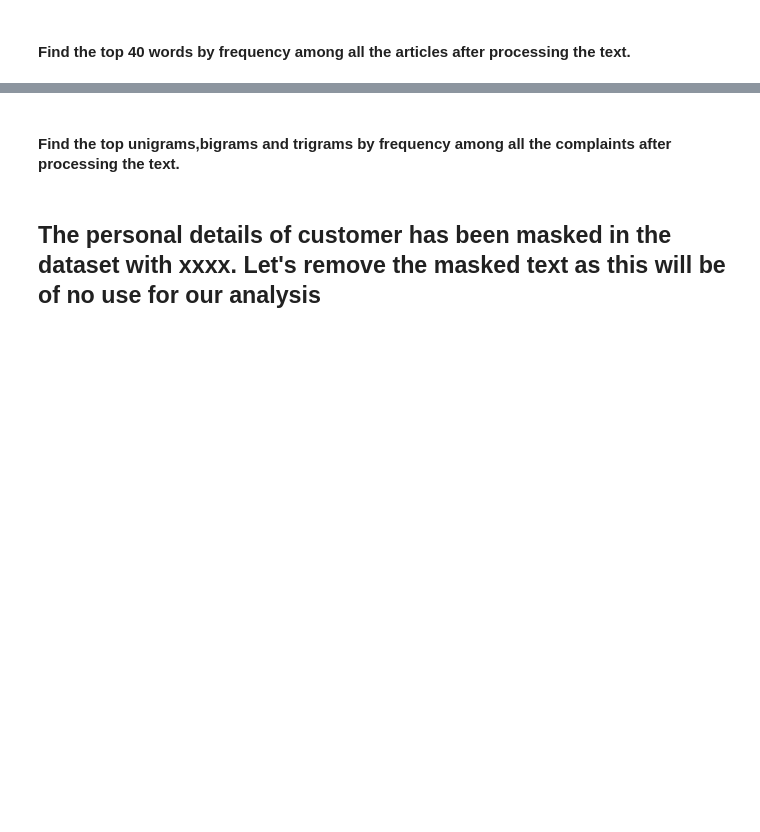
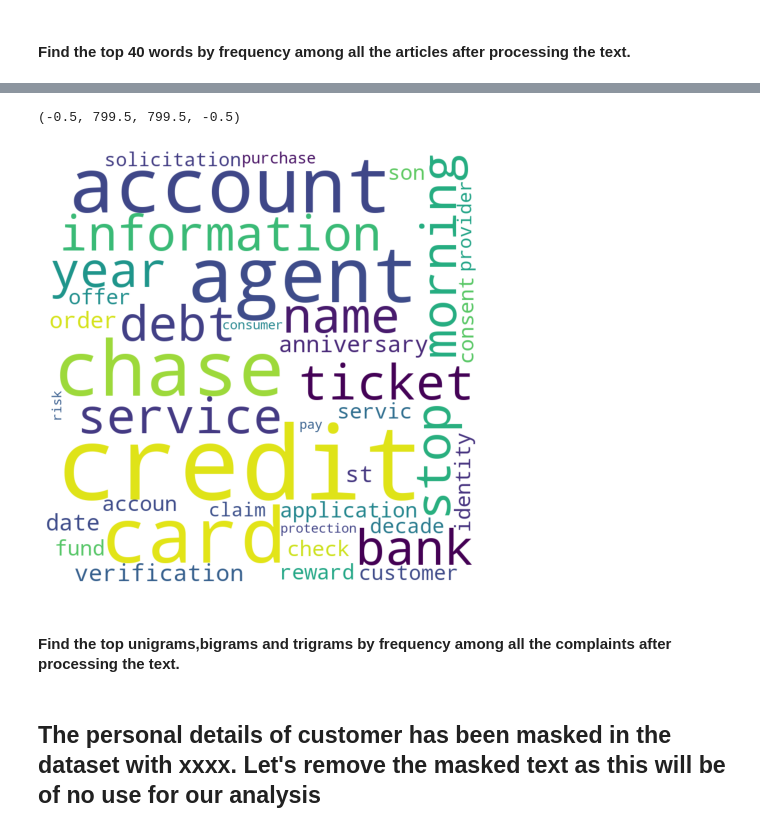
Before and after one commit to JamshedAhsan/Ticket-Classification-using-NLP, a Jupyter notebook: Automatic_Ticket_Classification_Assignment.ipynb, the cells around one changed output, grey strips where cells are left out. Cells and saved outputs as stored; diff of their text form; code cells hidden in the pictures; blank space fills up the shorter version.

```diff
--- a/Automatic_Ticket_Classification_Assignment.ipynb
+++ b/Automatic_Ticket_Classification_Assignment.ipynb
@@ -263,3 +384,32 @@ Write the code in this task to perform the following:
+# %%
+text_articles = ''
+# %%
+for i in range(df_clean.shape[0]):
+    val = str(df_clean['complaint_POS_removed'])
+    tokens = val.split()
+    for i in range (len(tokens)):
+        tokens[i] = tokens[i].lower()
+    text_articles += " ".join(tokens)+" "
+# %%
+#Using a word cloud find the top 40 words by frequency among all the articles after processing the text
+stopwords = set(STOPWORDS)
+word_counter = Counter(text_articles.split())
+most_occur = word_counter.most_common(50)
+top_50_words = ''
+for i in range(len(most_occur)):
+    top_50_words += most_occur[i][0]+' '
+wordcloud = WordCloud(width = 800, height = 800,
+                background_color ='white',
+                stopwords = stopwords,
+                min_font_size = 10).generate(top_50_words)
+
+# plot the WordCloud image
+plt.figure(figsize = (8, 8), facecolor = None)
+plt.imshow(wordcloud)
+plt.axis("off")
+# %% [output]
+(-0.5, 799.5, 799.5, -0.5)
+[figure, added]
 # %%
 #Removing -PRON- from the text corpus
 df_clean['Complaint_clean'] = df_clean['complaint_POS_removed'].str.replace('-PRON-', '')
```
Also changed, not shown: parts of 12 cells of this notebook.
